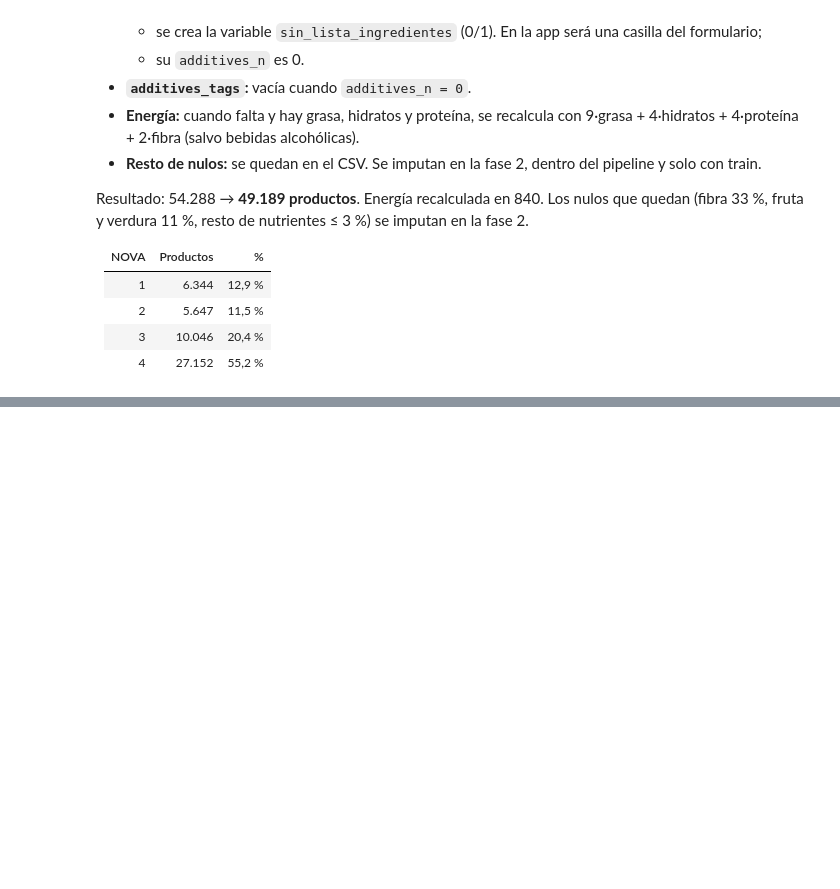
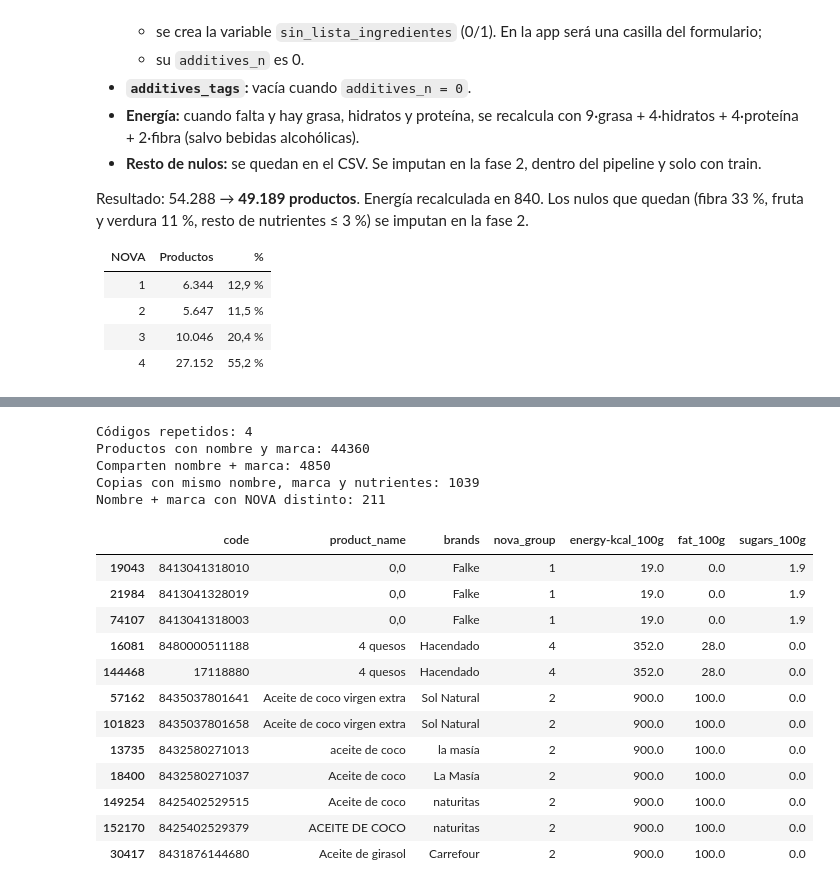
Before and after one commit to IA-P1-BCN/real-food-classifier, a Jupyter notebook: notebooks/01_eda.ipynb, the cells around one changed output, grey strips where cells are left out. Saved outputs shown, nothing was run; the diff lists cells and outputs as text; code cells hidden in the pictures; blank space fills up the shorter version.

Commit message:
feat(eda): remove duplicates and add product group for split (step 6)

```diff
--- a/notebooks/01_eda.ipynb
+++ b/notebooks/01_eda.ipynb
@@ -681,0 +689,47 @@ Resultado: 54.288 → **49.189 productos**. Energía recalculada en 840. Los nul
+# %%
+# 1. Códigos de barras repetidos
+print("Códigos repetidos:", df["code"].duplicated().sum())
+
+# 2. Mismo nombre + marca, normalizados (minúsculas, sin espacios sobrantes)
+#    Solo productos que tienen las dos cosas: si no, todos los nulos contarían como "iguales"
+nombre = df["product_name"].str.lower().str.strip()
+marca = df["brands"].str.lower().str.strip()
+con_ambos = nombre.notna() & marca.notna()
+
+sub = df[con_ambos].assign(clave=nombre[con_ambos] + " | " + marca[con_ambos])
+print("Productos con nombre y marca:", len(sub))
+print("Comparten nombre + marca:", sub["clave"].duplicated(keep=False).sum())
+
+# 3. Además, los mismos nutrientes → el mismo producto en otro formato
+copias = sub.duplicated(subset=["clave"] + NUTRIENTES, keep="first")
+print("Copias con mismo nombre, marca y nutrientes:", copias.sum())
+
+# 4. Mismo nombre + marca con NOVA distinto
+nova_por_clave = sub.groupby("clave")["nova_group"].nunique()
+print("Nombre + marca con NOVA distinto:", (nova_por_clave > 1).sum())
+# %% [output]
+Códigos repetidos: 4
+Productos con nombre y marca: 44360
+Comparten nombre + marca: 4850
+Copias con mismo nombre, marca y nutrientes: 1039
+Nombre + marca con NOVA distinto: 211
+# %%
+# Ejemplos de copias, para ver qué pinta tienen
+(sub[sub.duplicated(subset=["clave"] + NUTRIENTES, keep=False)]
+ .sort_values("clave")
+ [["code", "product_name", "brands", "nova_group", "energy-kcal_100g", "fat_100g", "sugars_100g"]]
+ .head(12))
+# %% [output]
+|  | code | product_name | brands | nova_group | energy-kcal_100g | fat_100g | sugars_100g |
+| 19043 | 8413041318010 | 0,0 | Falke | 1 | 19.0 | 0.0 | 1.9 |
+| 21984 | 8413041328019 | 0,0 | Falke | 1 | 19.0 | 0.0 | 1.9 |
+| 74107 | 8413041318003 | 0,0 | Falke | 1 | 19.0 | 0.0 | 1.9 |
+| 16081 | 8480000511188 | 4 quesos | Hacendado | 4 | 352.0 | 28.0 | 0.0 |
+| 144468 | 17118880 | 4 quesos | Hacendado | 4 | 352.0 | 28.0 | 0.0 |
+| 57162 | 8435037801641 | Aceite de coco virgen extra | Sol Natural | 2 | 900.0 | 100.0 | 0.0 |
+| 101823 | 8435037801658 | Aceite de coco virgen extra | Sol Natural | 2 | 900.0 | 100.0 | 0.0 |
+| 13735 | 8432580271013 | aceite de coco | la masía | 2 | 900.0 | 100.0 | 0.0 |
+| 18400 | 8432580271037 | Aceite de coco | La Masía | 2 | 900.0 | 100.0 | 0.0 |
+| 149254 | 8425402529515 | Aceite de coco | naturitas | 2 | 900.0 | 100.0 | 0.0 |
+| 152170 | 8425402529379 | ACEITE DE COCO | naturitas | 2 | 900.0 | 100.0 | 0.0 |
+| 30417 | 8431876144680 | Aceite de girasol | Carrefour | 2 | 900.0 | 100.0 | 0.0 |
```
Also changed, not shown: parts of 3 cells of this notebook.
